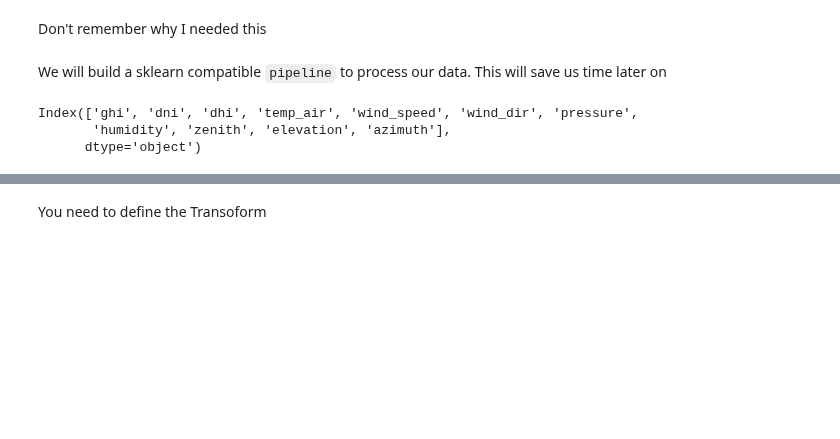
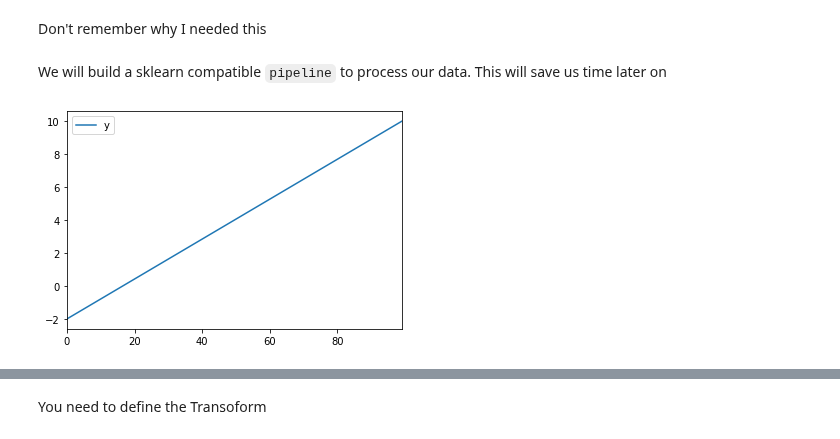
Before and after one commit to francisco-ar/pvtools, a Jupyter notebook: nbs/04_utils.missing.ipynb, the cells around one changed output, grey strips where cells are left out. Cells and saved outputs as stored; diff of their text form; code cells hidden in the pictures; blank space fills up the shorter version.

```diff
--- a/nbs/04_utils.missing.ipynb
+++ b/nbs/04_utils.missing.ipynb
@@ -247,8 +247,7 @@ class MinMaxRemoval(TransformerMixin):
                    )
         return X
-# %%
-df.columns
-# %% [output]
-Index(['ghi', 'dni', 'dhi', 'temp_air', 'wind_speed', 'wind_dir', 'pressure',
-       'humidity', 'zenith', 'elevation', 'azimuth'],
-      dtype='object')
+# %%
+df_linear = DataFrame(np.linspace(-2,10,100), columns=['y'])
+df_linear.plot();
+# %% [output]
+[figure, added]
```
Also changed, not shown: parts of 11 cells of this notebook, 2 other files.
